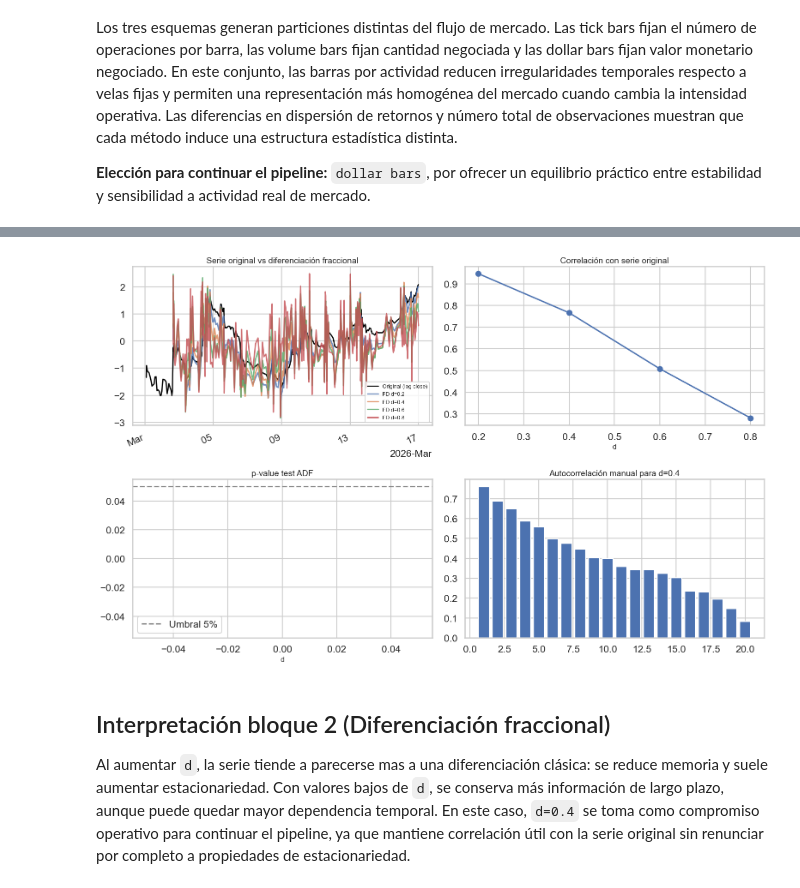
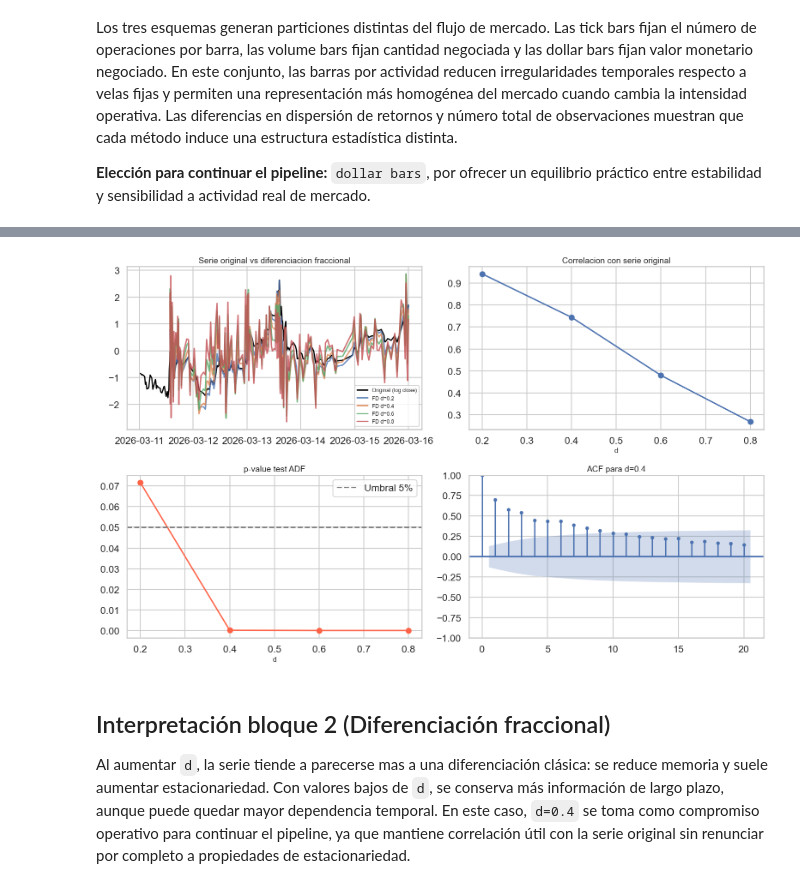
Before and after one commit to rodovilllapa210/Taller_B3_T1, a Jupyter notebook: Taller_B3_T1-1.ipynb, the cells around one changed output, grey strips where cells are left out. Saved outputs shown, nothing was run; the diff lists cells and outputs as text; code cells hidden in the pictures.

```diff
--- a/Taller_B3_T1-1.ipynb
+++ b/Taller_B3_T1-1.ipynb
@@ -324,7 +302,7 @@ def dollar_bars(df_trades, dollar_threshold):
 # Generación de barras y resumen estadístico comparativo.
 # -----------------------------------------------------------------------------
 
-TARGET_BARS = 300
+TARGET_BARS = 250
 n_ticks = max(20, len(btc_trades) // TARGET_BARS)
 vol_threshold = max(1e-8, btc_trades["qty"].sum() / TARGET_BARS)
 dollar_threshold = max(1e-8, btc_trades["dollar_value"].sum() / TARGET_BARS)
@@ -467,45 +432,37 @@ axes[0, 0].plot(btc_dollar["timestamp"], orig_std, label="Original (log close)",
 for d in d_values:
     s = fd_series[d]
     s_std = (s - s.mean()) / s.std()
     axes[0, 0].plot(btc_dollar["timestamp"], s_std, label=f"FD d={d}", alpha=0.8)
-axes[0, 0].set_title("Serie original vs diferenciación fraccional")
+axes[0, 0].set_title("Serie original vs diferenciacion fraccional")
 axes[0, 0].legend(fontsize=9)
 
-locator_fd = mdates.AutoDateLocator(minticks=4, maxticks=7)
-formatter_fd = mdates.ConciseDateFormatter(locator_fd)
-axes[0, 0].xaxis.set_major_locator(locator_fd)
-axes[0, 0].xaxis.set_major_formatter(formatter_fd)
-axes[0, 0].tick_params(axis="x", labelrotation=25)
-for label in axes[0, 0].get_xticklabels():
-    label.set_horizontalalignment("right")
-
 axes[0, 1].plot(fd_summary["d"], fd_summary["corr_original"], marker="o")
-axes[0, 1].set_title("Correlación con serie original")
+axes[0, 1].set_title("Correlacion con serie original")
 axes[0, 1].set_xlabel("d")
 
 axes[1, 0].plot(fd_summary["d"], fd_summary["adf_pvalue"], marker="o", color="tomato")
 axes[1, 0].axhline(0.05, linestyle="--", color="gray", label="Umbral 5%")
 
 
 axes[1, 0].set_title("p-value test ADF")
 axes[1, 0].set_xlabel("d")
 axes[1, 0].legend()
 
 chosen_d = 0.4
 chosen_series = fd_series[chosen_d].dropna()
 if HAS_STATSMODELS and len(chosen_series) > 30:
     plot_acf(chosen_series, lags=20, ax=axes[1, 1])
     axes[1, 1].set_title(f"ACF para d={chosen_d}")
 else:
     lags = range(1, 21)
     acf_vals = [chosen_series.autocorr(lag=lag) for lag in lags]
     axes[1, 1].bar(list(lags), acf_vals)
-    axes[1, 1].set_title(f"Autocorrelación manual para d={chosen_d}")
+    axes[1, 1].set_title(f"Autocorrelacion manual para d={chosen_d}")
 
 plt.tight_layout()
 plt.show()
 # %% [output]
-[figure, old version]
+[figure, new version]
 # %% [markdown]
 ## Interpretación bloque 2 (Diferenciación fraccional)
 
```
Also changed, not shown: parts of 22 cells of this notebook.
